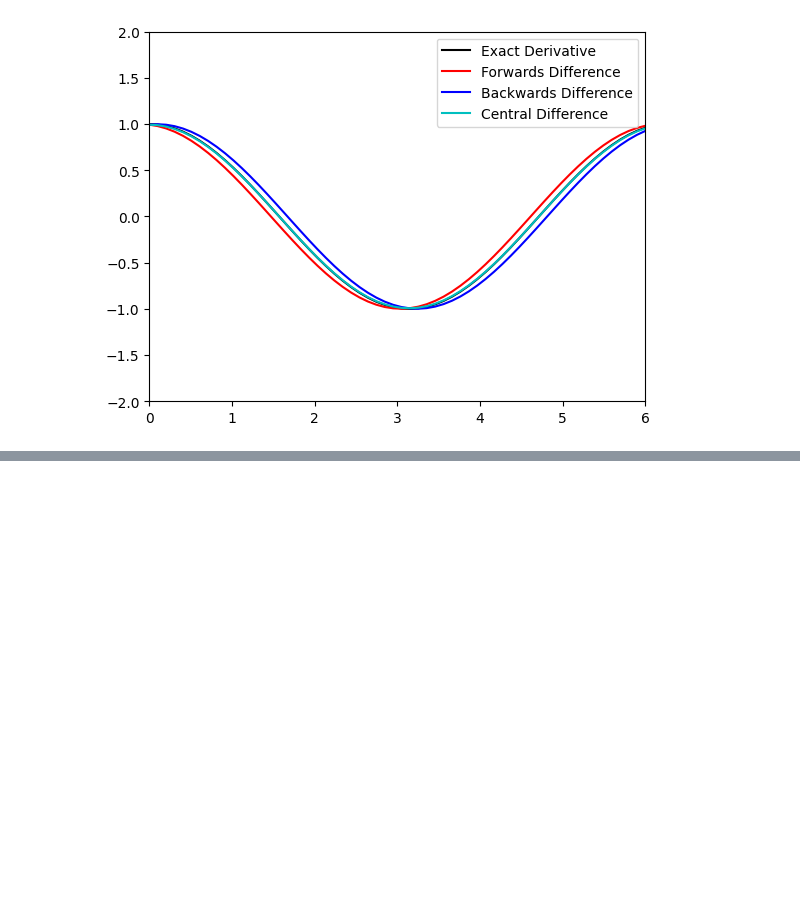
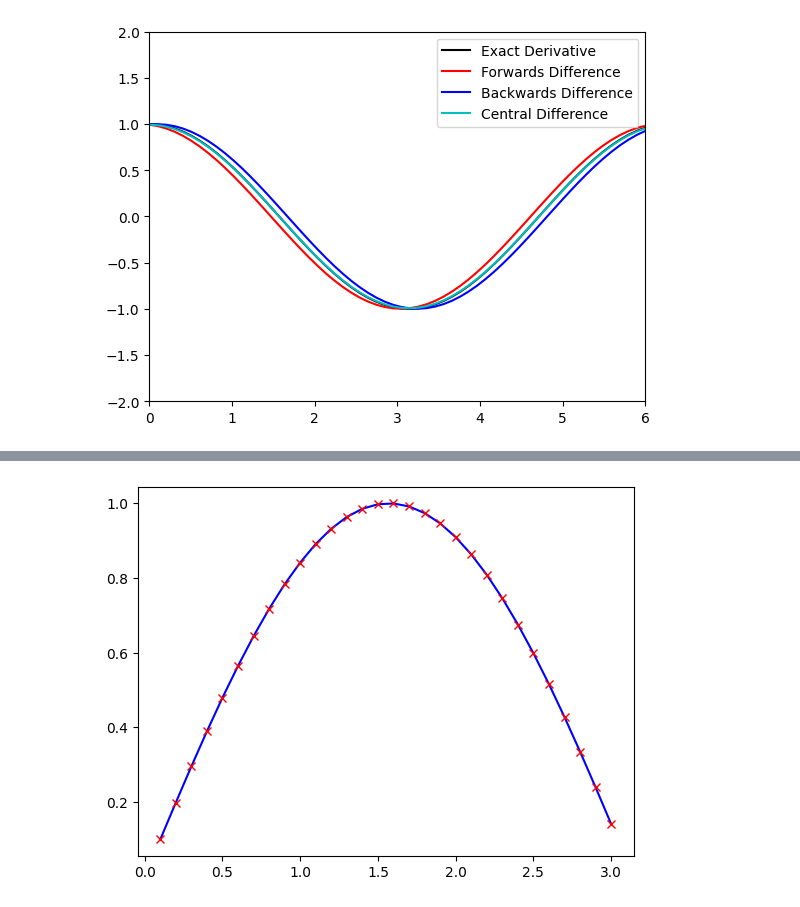
Before and after one commit to isotnek/continuing_education, a Jupyter notebook: ME564/programmatic_diff_eq.ipynb, the cells around one changed output, grey strips where cells are left out. Saved outputs shown, nothing was run; the diff lists cells and outputs as text; code cells hidden in the pictures; blank space fills up the shorter version.

```diff
--- a/ME564/programmatic_diff_eq.ipynb
+++ b/ME564/programmatic_diff_eq.ipynb
@@ -317,0 +324,10 @@ plt.show()
+# %%
+n = 30
+x = np.linspace(0.1, 3, n)
+f = np.sin(x)
+
+plt.plot(x, f, 'b')
+plt.plot(x, f, 'rx')
+plt.show()
+# %% [output]
+[figure, added]
```
Also changed, not shown: parts of 13 cells of this notebook.
